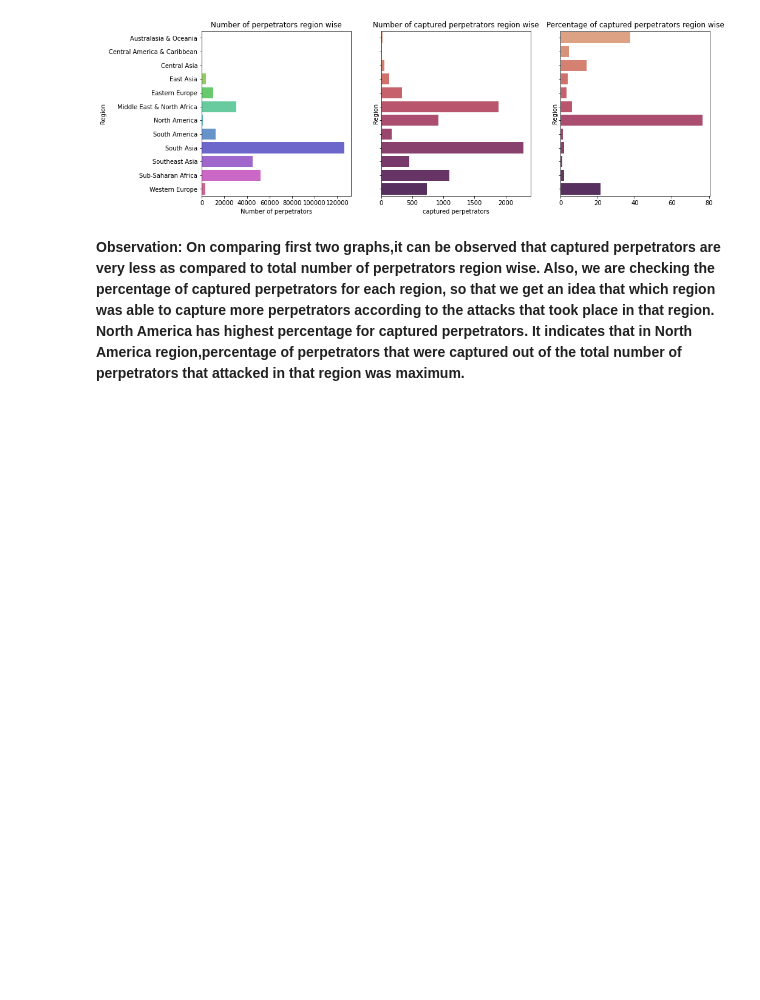
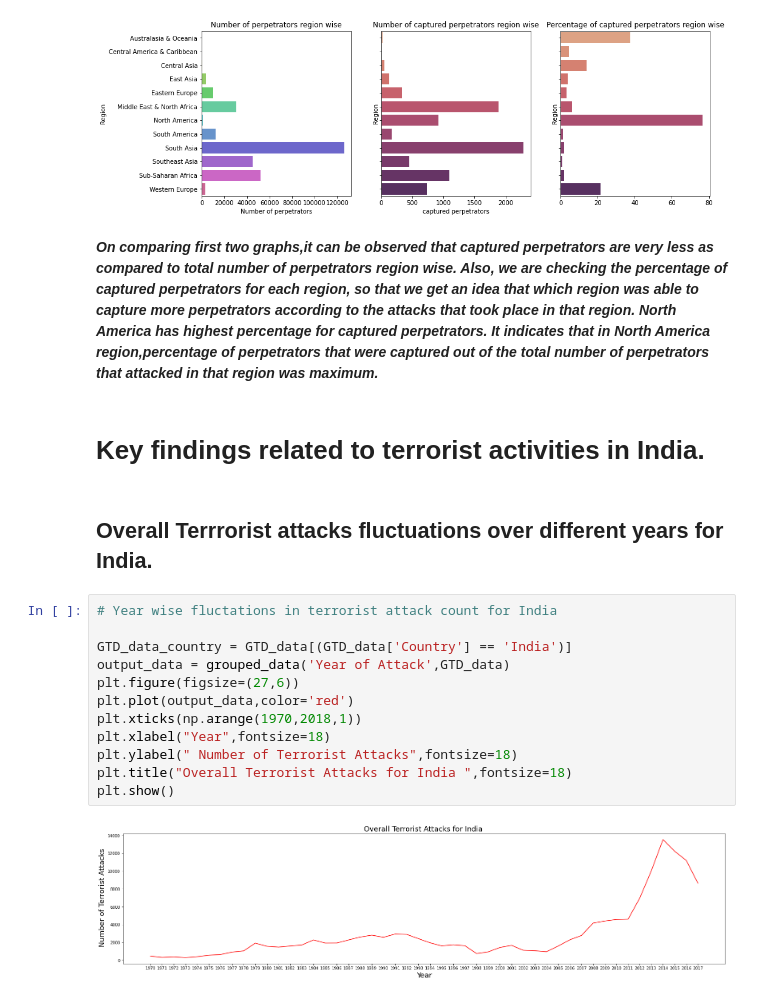
Before and after one commit to SAKSHIDHYANI/Global-Terrorism-Analysis, a Jupyter notebook: Global_Terrorism_Analysis.ipynb, the cells around one changed output. Drawn from its saved outputs; the diff is of its cells as text; blank space fills up the shorter version.

```diff
--- a/Global_Terrorism_Analysis.ipynb
+++ b/Global_Terrorism_Analysis.ipynb
@@ -803,4 +786,22 @@ sns.barplot(y=GTD_data_selected['Region'],x=(GTD_data_selected['captured perpetr
 [Text(0.5, 1.0, 'Percentage of captured perpetrators region wise')]
 [figure]
 # %% [markdown]
-**Observation: On comparing first two graphs,it can be observed that captured perpetrators are very less as compared to total number of perpetrators region wise. Also, we are checking the percentage of captured perpetrators for each region, so that we get an idea that which region was able to capture more perpetrators according to the attacks that took place in that region. North America has highest percentage for captured perpetrators. It indicates that in North America region,percentage of perpetrators that were captured out of the total number of perpetrators that attacked in that region was maximum.**
+***On comparing first two graphs,it can be observed that captured perpetrators are very less as compared to total number of perpetrators region wise. Also, we are checking the percentage of captured perpetrators for each region, so that we get an idea that which region was able to capture more perpetrators according to the attacks that took place in that region. North America has highest percentage for captured perpetrators. It indicates that in North America region,percentage of perpetrators that were captured out of the total number of perpetrators that attacked in that region was maximum.***
+# %% [markdown]
+# **Key findings related to terrorist activities in India.**
+# %% [markdown]
+## **Overall Terrrorist attacks fluctuations over different years for India.**
+# %%
+# Year wise fluctations in terrorist attack count for India
+
+GTD_data_country = GTD_data[(GTD_data['Country'] == 'India')]
+output_data = grouped_data('Year of Attack',GTD_data)
+plt.figure(figsize=(27,6))
+plt.plot(output_data,color='red')
+plt.xticks(np.arange(1970,2018,1))
+plt.xlabel("Year",fontsize=18)
+plt.ylabel(" Number of Terrorist Attacks",fontsize=18)
+plt.title("Overall Terrorist Attacks for India ",fontsize=18)
+plt.show()
+# %% [output]
+[figure, added]
```
Also changed, not shown: parts of 67 cells of this notebook.
